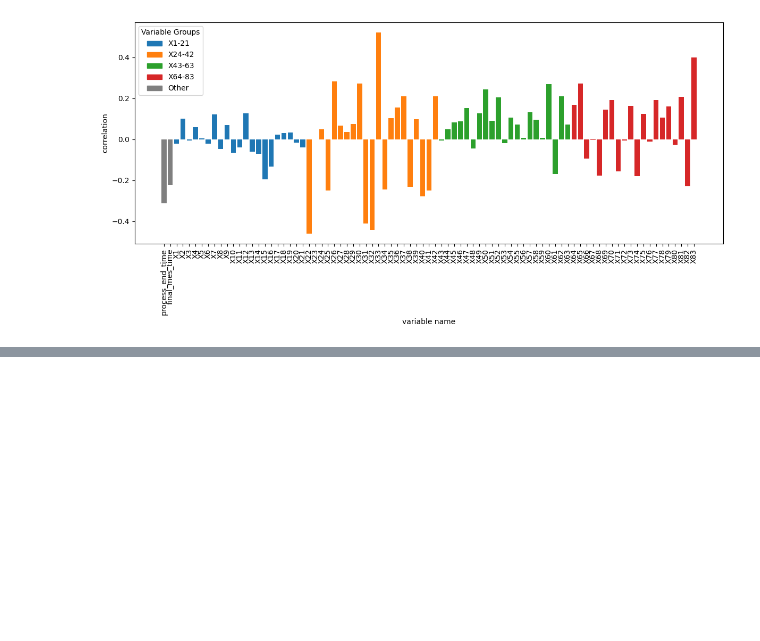
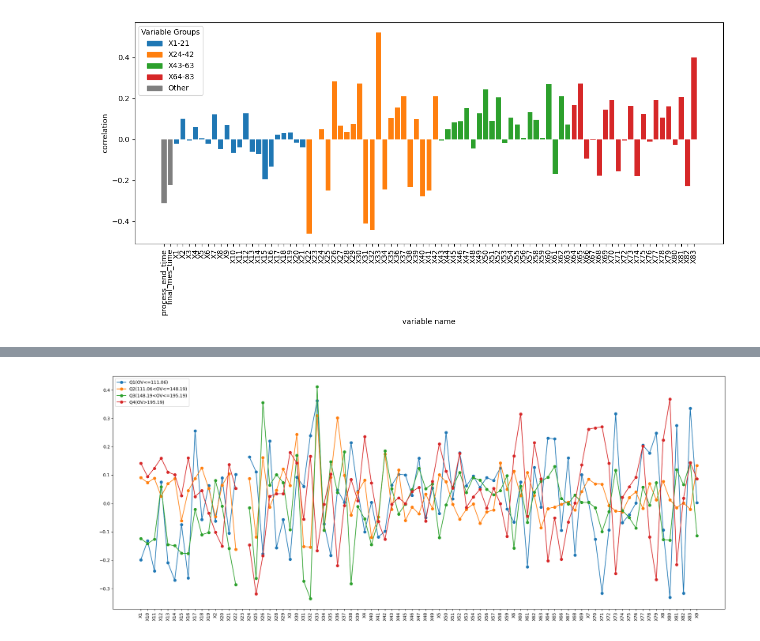
Before and after one commit to yut0takagi/ass-production-management2, a Jupyter notebook: notebook/0-data-view.ipynb, the cells around one changed output, grey strips where cells are left out. Saved outputs shown, nothing was run; the diff lists cells and outputs as text; code cells hidden in the pictures; blank space fills up the shorter version.

```diff
--- a/notebook/0-data-view.ipynb
+++ b/notebook/0-data-view.ipynb
@@ -378,0 +419,18 @@ plt.show()
+# %%
+# 各四分位でのOVとの相関係数を横並びで比較
+corr_ov_q1 = corr_q1["OV"].sort_values(ascending=False)
+corr_ov_q2 = corr_q2["OV"].sort_values(ascending=False)
+corr_ov_q3 = corr_q3["OV"].sort_values(ascending=False)
+corr_ov_q4 = corr_q4["OV"].sort_values(ascending=False)
+
+# 一つのDataFrameにまとめて表示
+corr_comparison = pd.DataFrame({
+    f"Q1(OV<={q1:.2f})": corr_ov_q1,
+    f"Q2({q1:.2f}<OV<={q2:.2f})": corr_ov_q2,
+    f"Q3({q2:.2f}<OV<={q3:.2f})": corr_ov_q3,
+    f"Q4(OV>{q3:.2f})": corr_ov_q4,
+})
+
+corr_comparison = corr_comparison.drop("OV")
+
+display(corr_comparison)
@@ -378,0 +451,12 @@ plt.show()
+# %%
+plt.figure(figsize=(20, 8))
+for col in corr_comparison.columns:
+    plt.plot(corr_comparison.index, corr_comparison[col], marker='o', label=col)
+
+
+plt.xticks(rotation=90)
+plt.legend()
+plt.tight_layout()
+plt.show()
+# %% [output]
+[figure, added]
```
Also changed, not shown: parts of 3 cells of this notebook, 11 other files.
